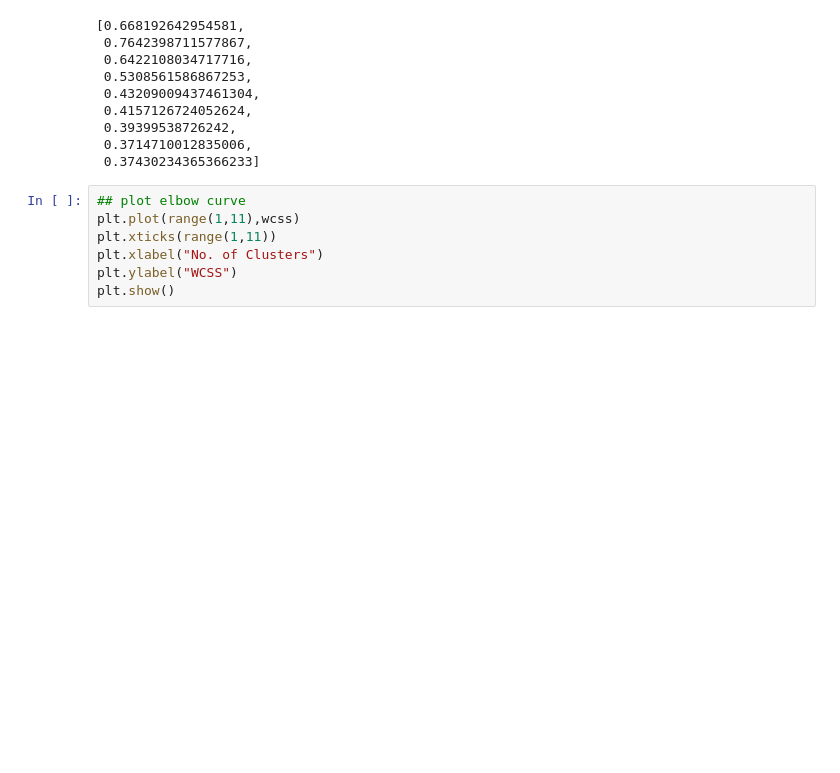
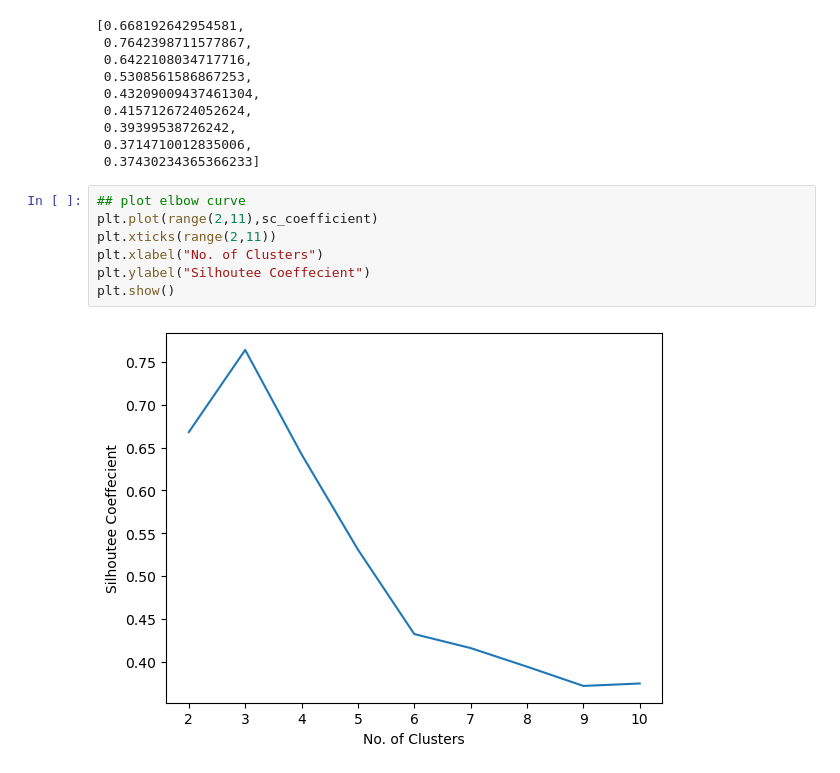
Before and after one commit to vaibhav44byte/ML, a Jupyter notebook: UN-SUPERVISED/K Means Cluserting/K Means Clustering Implementation.ipynb, the cells around one changed output. Drawn from its saved outputs; the diff is of its cells as text; blank space fills up the shorter version.

```diff
--- a/UN-SUPERVISED/K Means Cluserting/K Means Clustering Implementation.ipynb
+++ b/UN-SUPERVISED/K Means Cluserting/K Means Clustering Implementation.ipynb
@@ -175,8 +175,10 @@ sc_coefficient
  0.37430234365366233]
 # %%
 ## plot elbow curve
-plt.plot(range(1,11),wcss)
-plt.xticks(range(1,11))
+plt.plot(range(2,11),sc_coefficient)
+plt.xticks(range(2,11))
 plt.xlabel("No. of Clusters")
-plt.ylabel("WCSS")
+plt.ylabel("Silhoutee Coeffecient")
 plt.show()
+# %% [output]
+[figure, added]
```
Also changed, not shown: 1 other file.
